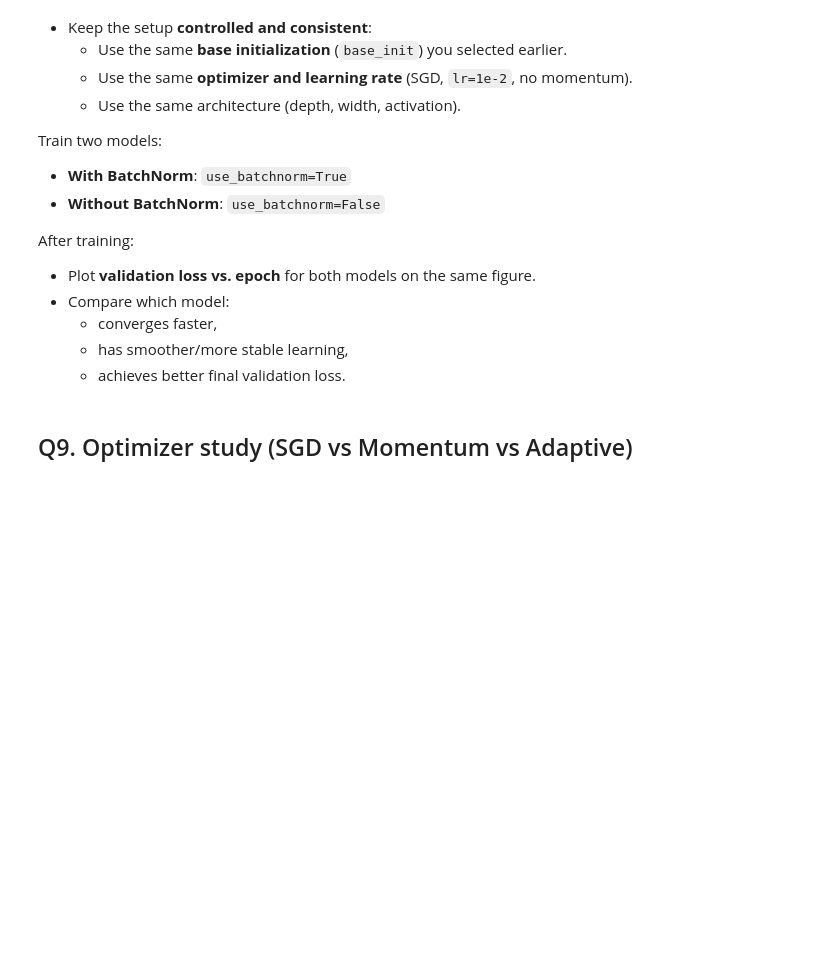
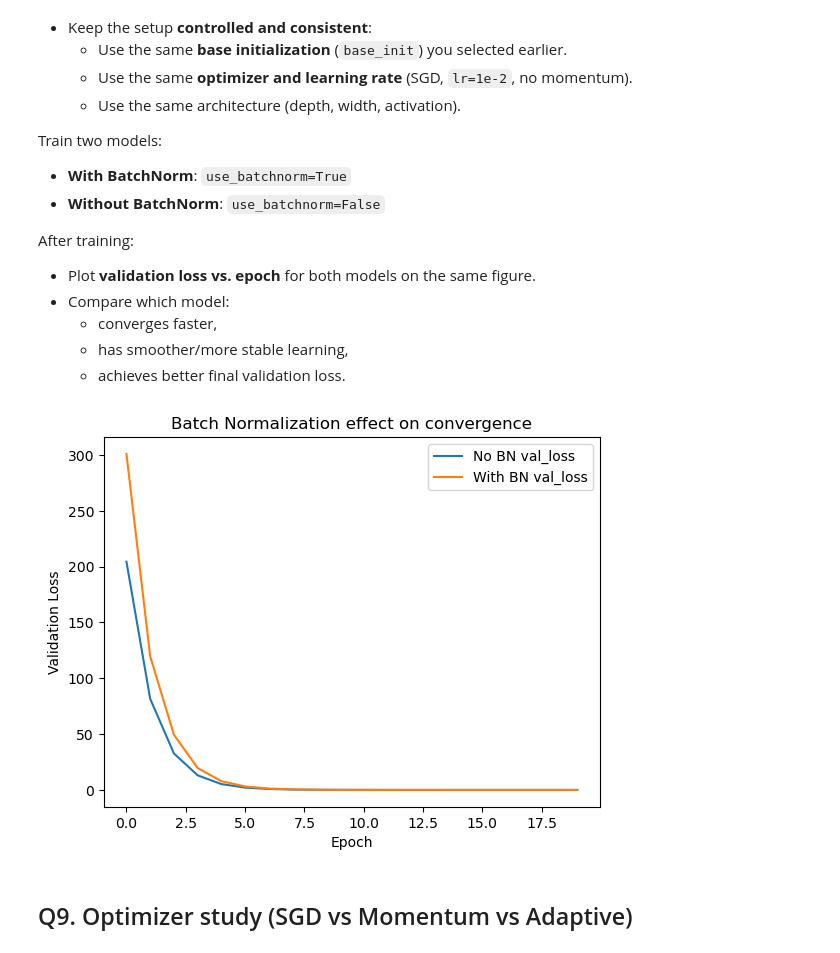
Before and after one commit to MisReid/EE5841-A2-OPT, a Jupyter notebook: a2.ipynb, the cells around one changed output. Cells and saved outputs as stored; diff of their text form; code cells hidden in the pictures; blank space fills up the shorter version.

```diff
--- a/a2.ipynb
+++ b/a2.ipynb
@@ -614,46 +618,48 @@ After training:
 model_bn = compile_model(
     build_deep_mlp(
         input_dim=input_dim,
-        depth=d,
-        width=w,
-        activation=activ,                  # TODO: activation function
-        kernel_initializer=base_init,          # TODO: base_init
-        use_batchnorm=1                # TODO: enable BN
+        depth=5,
+        width=256,
+        activation="relu",                  # activation function
+        kernel_initializer=base_init,       # base_init
+        use_batchnorm=True                  # enable BN
     ),
     keras.optimizers.SGD(
         learning_rate=0.01,
-        momentum=0                     # TODO: keep momentum fixed
+        momentum=0.0                        # keep momentum fixed (no momentum)
     )
 )
 
 # Build + compile model WITHOUT Batch Normalization
 model_no_bn = compile_model(
     build_deep_mlp(
         input_dim=input_dim,
-        depth=d,
-        width=w,
-        activation=activ,
+        depth=5,
+        width=256,
+        activation="relu",
         kernel_initializer=base_init,
-        use_batchnorm=0                # TODO: disable BN
+        use_batchnorm=False                 # disable BN
     ),
     keras.optimizers.SGD(
         learning_rate=0.01,
-        momentum=0
+        momentum=0.0
     )
 )
 
 # function call- do not change
 hist_bn = fit_model(model_bn, epochs=20)
 hist_no_bn = fit_model(model_no_bn, epochs=20)
 
 plt.figure()
 plt.plot(hist_no_bn.history["val_loss"], label="No BN val_loss")
 plt.plot(hist_bn.history["val_loss"], label="With BN val_loss")
 plt.xlabel("Epoch")
 plt.ylabel("Validation Loss")
 plt.legend()
 plt.title("Batch Normalization effect on convergence")
 plt.show()
+# %% [output]
+[figure, added]
 # %% [markdown]
 ## Q9. Optimizer study (SGD vs Momentum vs Adaptive)
 # %% [markdown]
```
Also changed, not shown: parts of 9 cells of this notebook.
